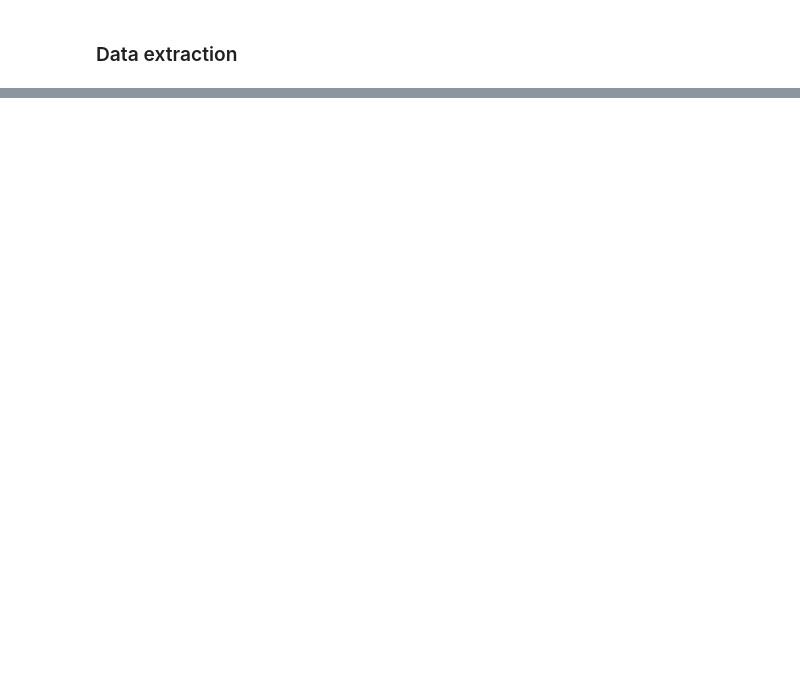
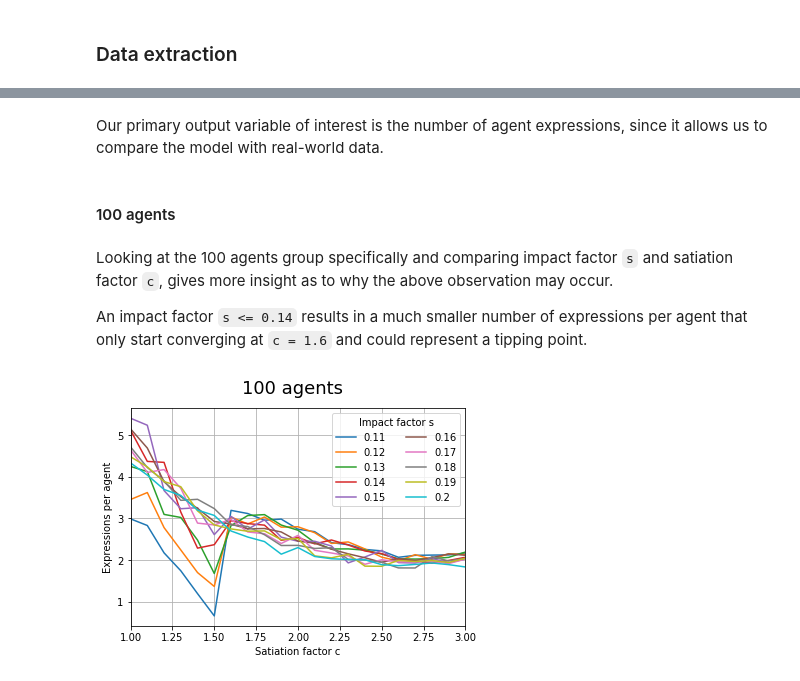
Before and after one commit to r-andre/abm-collective_emotions, a Jupyter notebook: exploration.ipynb, the cells around one changed output, grey strips where cells are left out. Saved outputs shown, nothing was run; the diff lists cells and outputs as text; code cells hidden in the pictures; blank space fills up the shorter version.

```diff
--- a/exploration.ipynb
+++ b/exploration.ipynb
@@ -105,0 +117,25 @@ df.to_csv("cyberemotions-dataset-ncs.csv", index=False)
+# %% [markdown]
+Our primary output variable of interest is the number of agent expressions, since it allows us to compare the model with real-world data.
+# %% [markdown]
+#### 100 agents
+# %% [markdown]
+Looking at the 100 agents group specifically and comparing impact factor `s` and satiation factor `c`, gives more insight as to why the above observation may occur.
+
+An impact factor `s <= 0.14` results in a much smaller number of expressions per agent that only start converging at `c = 1.6` and could represent a tipping point.
+# %%
+ax = plt.figure().add_subplot()
+
+df1 = results[results.Agents == 100].loc[:, ("Agents", "s", "c", "EpA", "EpAstd")]
+
+for nm, obj in df1.groupby("s"):
+    obj.plot(x="c", y="EpA", grid=True, label=nm, ax=ax)
+
+ax.set_xlabel("Satiation factor c")
+ax.set_ylabel("Expressions per agent")
+#ax.set_yticks(range(0,12))
+ax.legend(title="Impact factor s", ncol=2)
+plt.suptitle("100 agents", fontsize=18)
+#plt.savefig("fig1.png", bbox_inches="tight")
+plt.show()
+# %% [output]
+[figure, added]
```
Also changed, not shown: parts of 51 cells of this notebook, 2 other files.
